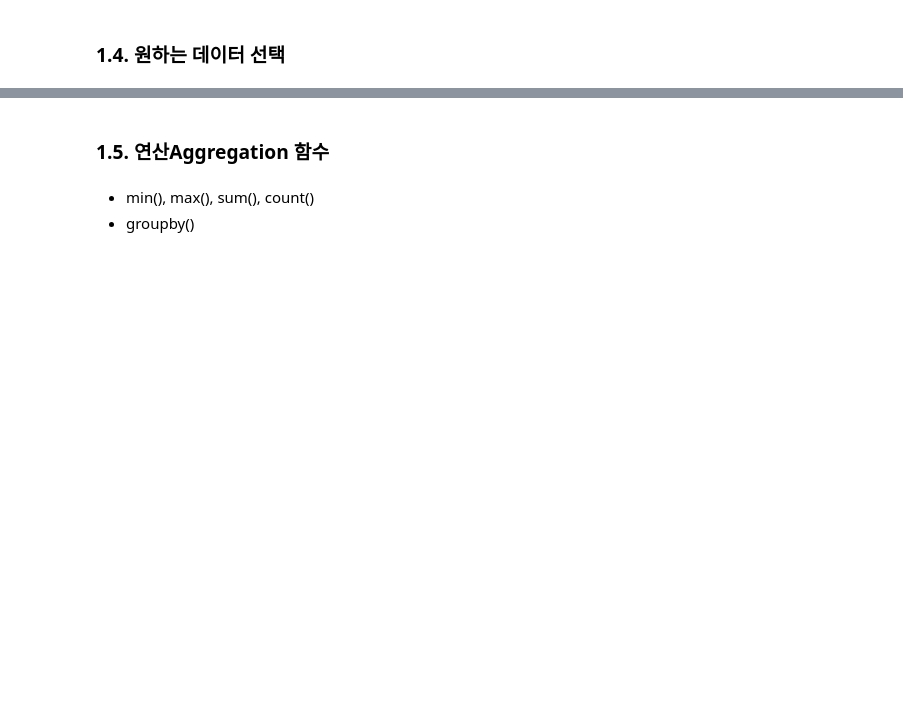
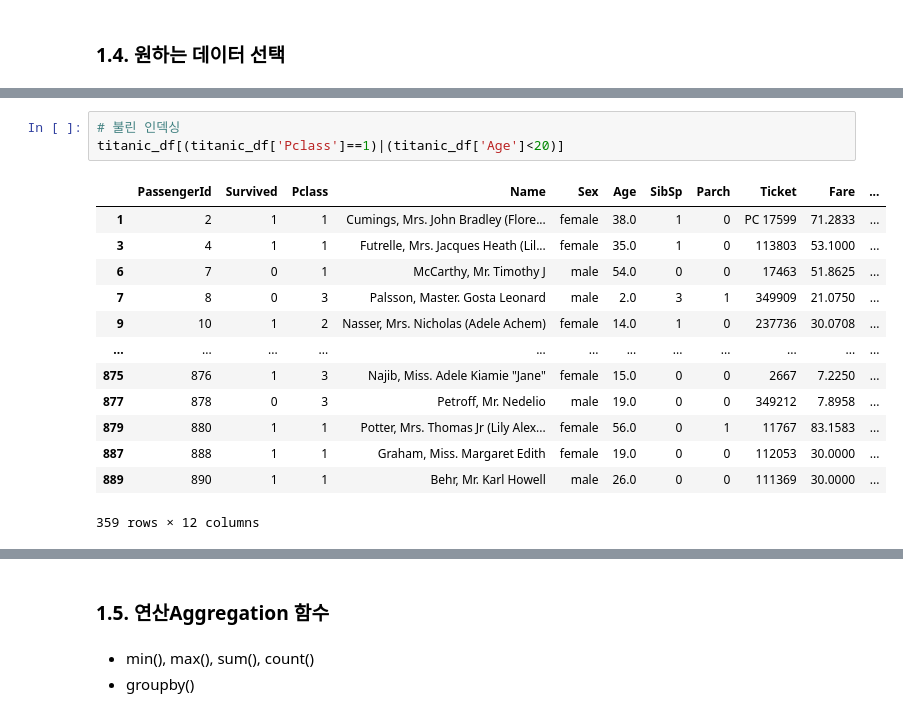
Before and after one commit to Team-COSADAMA/Data-Science-Intro, a Jupyter notebook: week1/week1.ipynb, the cells around one changed output, grey strips where cells are left out. Saved outputs shown, nothing was run; the diff lists cells and outputs as text; blank space fills up the shorter version.

```diff
--- a/week1/week1.ipynb
+++ b/week1/week1.ipynb
@@ -184,0 +409,17 @@ titanic_df.head()  # 데이터가 너무 많을 때 앞의 5개만 불러오기
+# %%
+# 불린 인덱싱
+titanic_df[(titanic_df['Pclass']==1)|(titanic_df['Age']<20)]
+# %% [output]
+|  | PassengerId | Survived | Pclass | Name | Sex | Age | SibSp | Parch | Ticket | Fare | ... |
+| 1 | 2 | 1 | 1 | Cumings, Mrs. John Bradley (Flore... | female | 38.0 | 1 | 0 | PC 17599 | 71.2833 | ... |
+| 3 | 4 | 1 | 1 | Futrelle, Mrs. Jacques Heath (Lil... | female | 35.0 | 1 | 0 | 113803 | 53.1000 | ... |
+| 6 | 7 | 0 | 1 | McCarthy, Mr. Timothy J | male | 54.0 | 0 | 0 | 17463 | 51.8625 | ... |
+| 7 | 8 | 0 | 3 | Palsson, Master. Gosta Leonard | male | 2.0 | 3 | 1 | 349909 | 21.0750 | ... |
+| 9 | 10 | 1 | 2 | Nasser, Mrs. Nicholas (Adele Achem) | female | 14.0 | 1 | 0 | 237736 | 30.0708 | ... |
+| ... | ... | ... | ... | ... | ... | ... | ... | ... | ... | ... | ... |
+| 875 | 876 | 1 | 3 | Najib, Miss. Adele Kiamie "Jane" | female | 15.0 | 0 | 0 | 2667 | 7.2250 | ... |
+| 877 | 878 | 0 | 3 | Petroff, Mr. Nedelio | male | 19.0 | 0 | 0 | 349212 | 7.8958 | ... |
+| 879 | 880 | 1 | 1 | Potter, Mrs. Thomas Jr (Lily Alex... | female | 56.0 | 0 | 1 | 11767 | 83.1583 | ... |
+| 887 | 888 | 1 | 1 | Graham, Miss. Margaret Edith | female | 19.0 | 0 | 0 | 112053 | 30.0000 | ... |
+| 889 | 890 | 1 | 1 | Behr, Mr. Karl Howell | male | 26.0 | 0 | 0 | 111369 | 30.0000 | ... |
+359 rows × 12 columns
```
Also changed, not shown: parts of 28 cells of this notebook.
